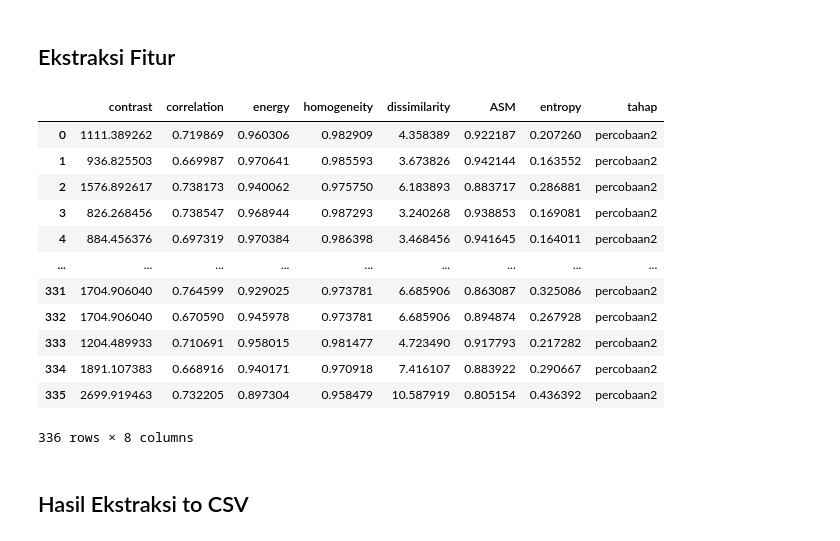
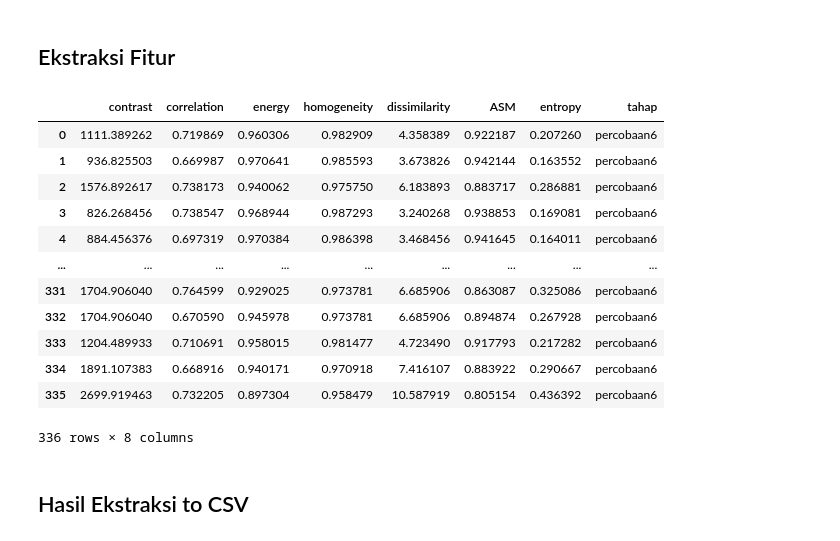
Before and after one commit to Rajasaa88/Project-PCD-32, a Jupyter notebook: percobaan6.ipynb, the cells around one changed output. Drawn from its saved outputs; the diff is of its cells as text; code cells hidden in the pictures.

Commit message:
perbaiki typo dikit di tahap bagian ekstrak_fitur_glcm

```diff
--- a/percobaan6.ipynb
+++ b/percobaan6.ipynb
@@ -225,41 +225,41 @@ def entropyGlcm(matriks):
 # %%
 # Fungsi ekstraksi fitur untuk list citra
 def ekstrak_fitur_glcm(data, nama_prepro):
     fitur_list = []
     for img in data:
         img_u8 = img.astype(np.uint8)
         m = glcm(img_u8, 0)  # derajat 0
 
         fitur = {
             'contrast': contrast(m),
             'correlation': correlation(m),
             'energy': energy(m),
             'homogeneity': homogenity(m),
             'dissimilarity': dissimilarity(m),
             'ASM': ASM(m),
             'entropy': entropyGlcm(m)
         }
         fitur_list.append(fitur)
 
     df = pd.DataFrame(fitur_list)
     df['tahap'] = nama_prepro
     return df
 
-df2 = ekstrak_fitur_glcm(dataPreprocessed, 'percobaan2')
+df2 = ekstrak_fitur_glcm(dataPreprocessed, 'percobaan6')
 display(df2)
 # %% [output]
 |  | contrast | correlation | energy | homogeneity | dissimilarity | ASM | entropy | tahap |
-| 0 | 1111.389262 | 0.719869 | 0.960306 | 0.982909 | 4.358389 | 0.922187 | 0.207260 | percobaan2 |
-| 1 | 936.825503 | 0.669987 | 0.970641 | 0.985593 | 3.673826 | 0.942144 | 0.163552 | percobaan2 |
-| 2 | 1576.892617 | 0.738173 | 0.940062 | 0.975750 | 6.183893 | 0.883717 | 0.286881 | percobaan2 |
-| 3 | 826.268456 | 0.738547 | 0.968944 | 0.987293 | 3.240268 | 0.938853 | 0.169081 | percobaan2 |
-| 4 | 884.456376 | 0.697319 | 0.970384 | 0.986398 | 3.468456 | 0.941645 | 0.164011 | percobaan2 |
+| 0 | 1111.389262 | 0.719869 | 0.960306 | 0.982909 | 4.358389 | 0.922187 | 0.207260 | percobaan6 |
+| 1 | 936.825503 | 0.669987 | 0.970641 | 0.985593 | 3.673826 | 0.942144 | 0.163552 | percobaan6 |
+| 2 | 1576.892617 | 0.738173 | 0.940062 | 0.975750 | 6.183893 | 0.883717 | 0.286881 | percobaan6 |
+| 3 | 826.268456 | 0.738547 | 0.968944 | 0.987293 | 3.240268 | 0.938853 | 0.169081 | percobaan6 |
+| 4 | 884.456376 | 0.697319 | 0.970384 | 0.986398 | 3.468456 | 0.941645 | 0.164011 | percobaan6 |
 | ... | ... | ... | ... | ... | ... | ... | ... | ... |
-| 331 | 1704.906040 | 0.764599 | 0.929025 | 0.973781 | 6.685906 | 0.863087 | 0.325086 | percobaan2 |
-| 332 | 1704.906040 | 0.670590 | 0.945978 | 0.973781 | 6.685906 | 0.894874 | 0.267928 | percobaan2 |
-| 333 | 1204.489933 | 0.710691 | 0.958015 | 0.981477 | 4.723490 | 0.917793 | 0.217282 | percobaan2 |
-| 334 | 1891.107383 | 0.668916 | 0.940171 | 0.970918 | 7.416107 | 0.883922 | 0.290667 | percobaan2 |
-| 335 | 2699.919463 | 0.732205 | 0.897304 | 0.958479 | 10.587919 | 0.805154 | 0.436392 | percobaan2 |
+| 331 | 1704.906040 | 0.764599 | 0.929025 | 0.973781 | 6.685906 | 0.863087 | 0.325086 | percobaan6 |
+| 332 | 1704.906040 | 0.670590 | 0.945978 | 0.973781 | 6.685906 | 0.894874 | 0.267928 | percobaan6 |
+| 333 | 1204.489933 | 0.710691 | 0.958015 | 0.981477 | 4.723490 | 0.917793 | 0.217282 | percobaan6 |
+| 334 | 1891.107383 | 0.668916 | 0.940171 | 0.970918 | 7.416107 | 0.883922 | 0.290667 | percobaan6 |
+| 335 | 2699.919463 | 0.732205 | 0.897304 | 0.958479 | 10.587919 | 0.805154 | 0.436392 | percobaan6 |
 336 rows × 8 columns
 # %%
 Derajat0 = []
```
